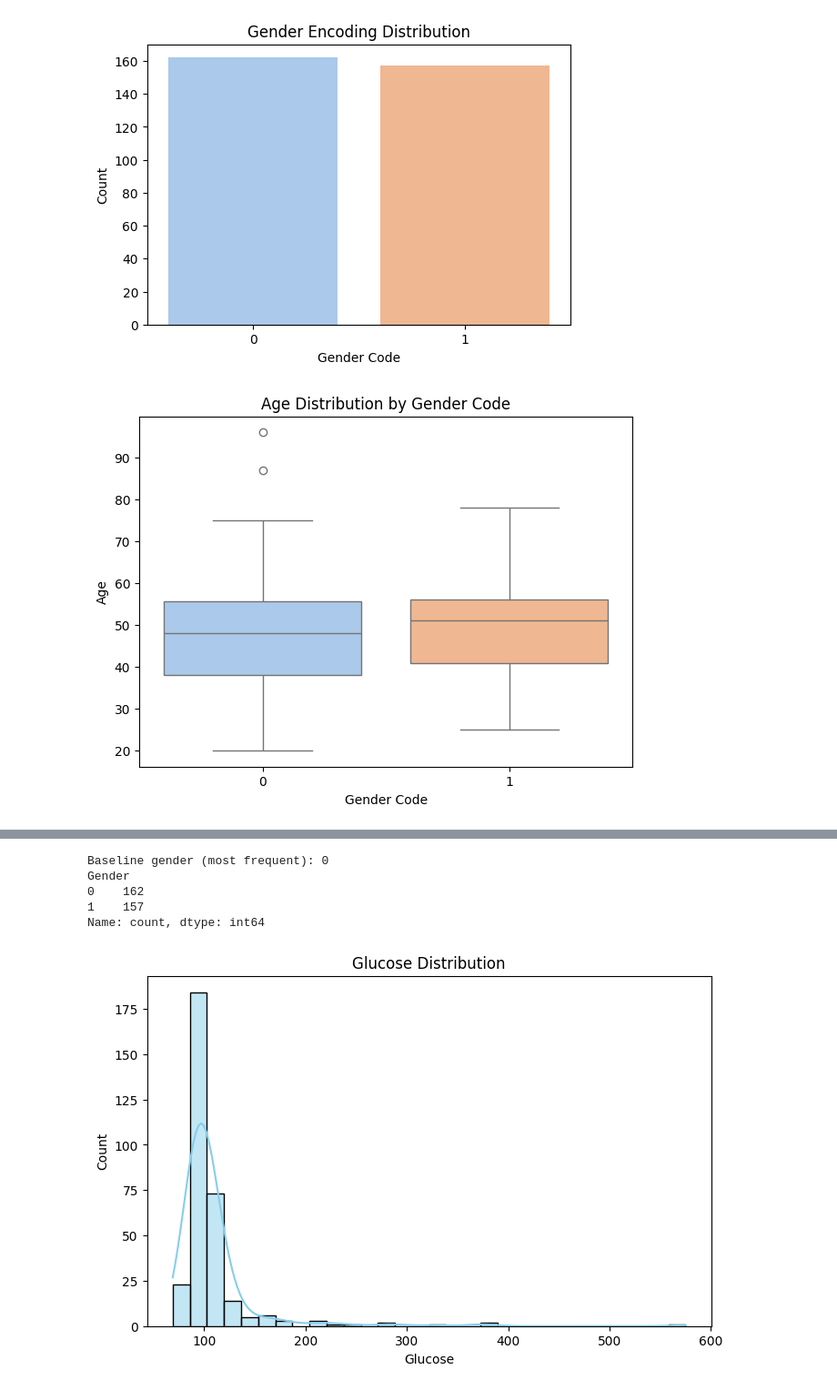
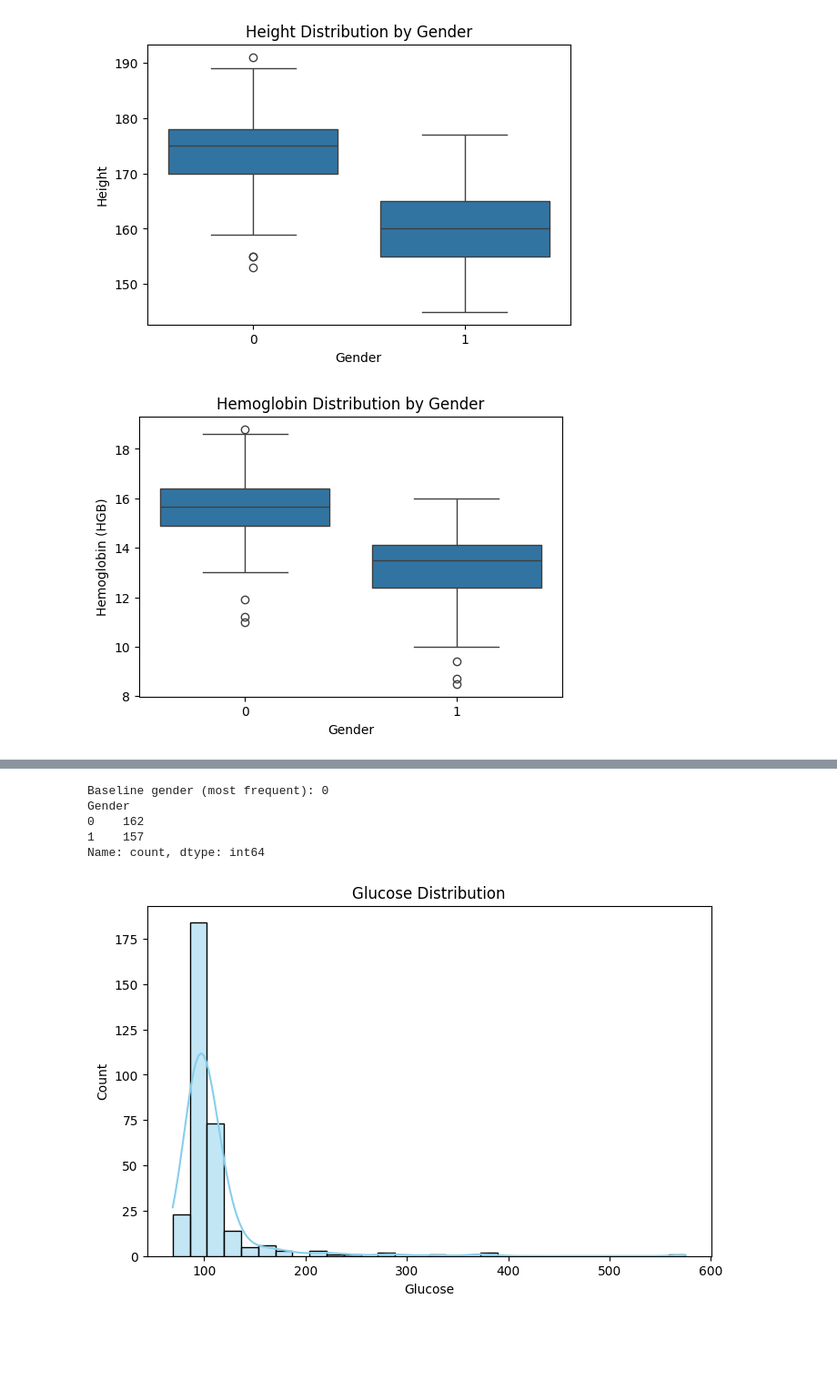
Before and after one commit to USF-AI-Fall-2025/assignment-02-logic-deesychu, a Jupyter notebook: DataInvestigator_Test.ipynb, the cells around one changed output, grey strips where cells are left out. Shown at 91% size. Drawn from its saved outputs; the diff is of its cells as text; code cells hidden in the pictures; blank space fills up the shorter version.

```diff
--- a/DataInvestigator_Test.ipynb
+++ b/DataInvestigator_Test.ipynb
@@ -16,25 +16,29 @@ di = DataInvestigator(df)
 # %%
 # --- Q1: Gender Encoding ---
 
-# Gender count plot
+# Compare Gender with Height
 plt.figure(figsize=(6,4))
-sns.countplot(x="Gender", data=df, hue="Gender", palette="pastel", legend=False)
-plt.title("Gender Encoding Distribution")
-plt.xlabel("Gender Code")
-plt.ylabel("Count")
+sns.boxplot(x="Gender", y="Height", data=df)
+plt.title("Height Distribution by Gender")
 plt.show()
 
-# Age distribution by Gender
-plt.figure(figsize=(7,5))
-sns.boxplot(x="Gender", y="Age", data=df, hue="Gender", palette="pastel", legend=False)
-plt.title("Age Distribution by Gender Code")
-plt.xlabel("Gender Code")
-plt.ylabel("Age")
+# Compare Gender with Hemoglobin (HGB)
+plt.figure(figsize=(6,4))
+sns.boxplot(x="Gender", y="Hemoglobin (HGB)", data=df)
+plt.title("Hemoglobin Distribution by Gender")
 plt.show()
 
-# Check baseline gender using your DataInvestigator class
+# Compare BMI by Gender
+plt.figure(figsize=(7,5))
+sns.boxplot(x="Gender", y="Body Mass Index (BMI)", data=df)
+plt.title("BMI Distribution by Gender Code")
+plt.xlabel("Gender Code")
+plt.ylabel("BMI")
+plt.show()
+
+# Check baseline gender using DataInvestigator class
 print("Baseline gender (most frequent):", df['Gender'].mode()[0])
 print(df['Gender'].value_counts())
 # %% [output]
-[figure, old version]
+[figure, new version]
-[figure, old version]
+[figure, new version]
```
Also changed, not shown: parts of 1 cell of this notebook.
